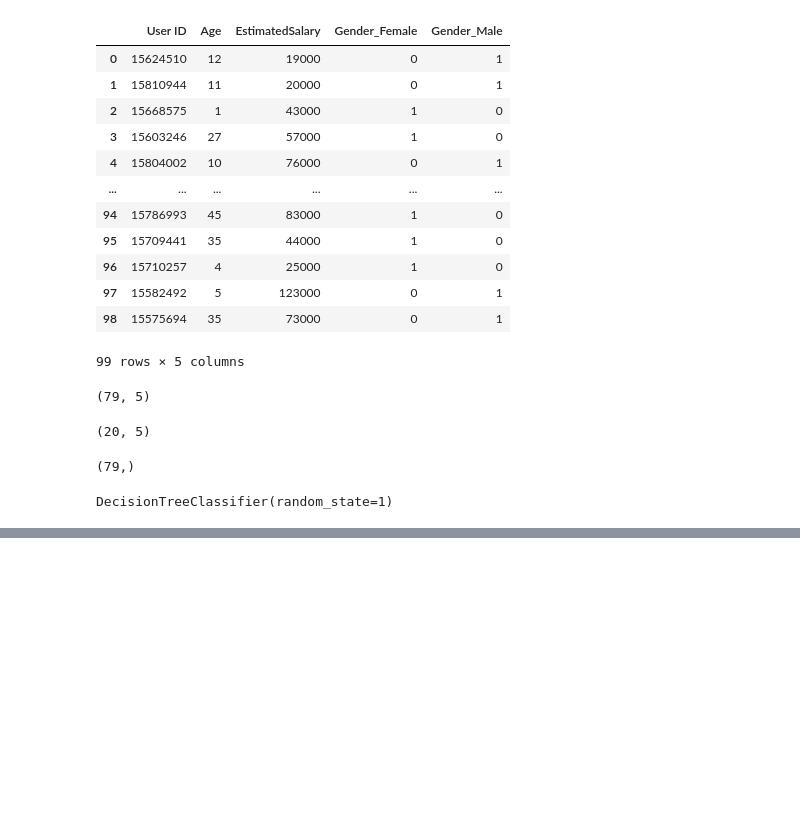
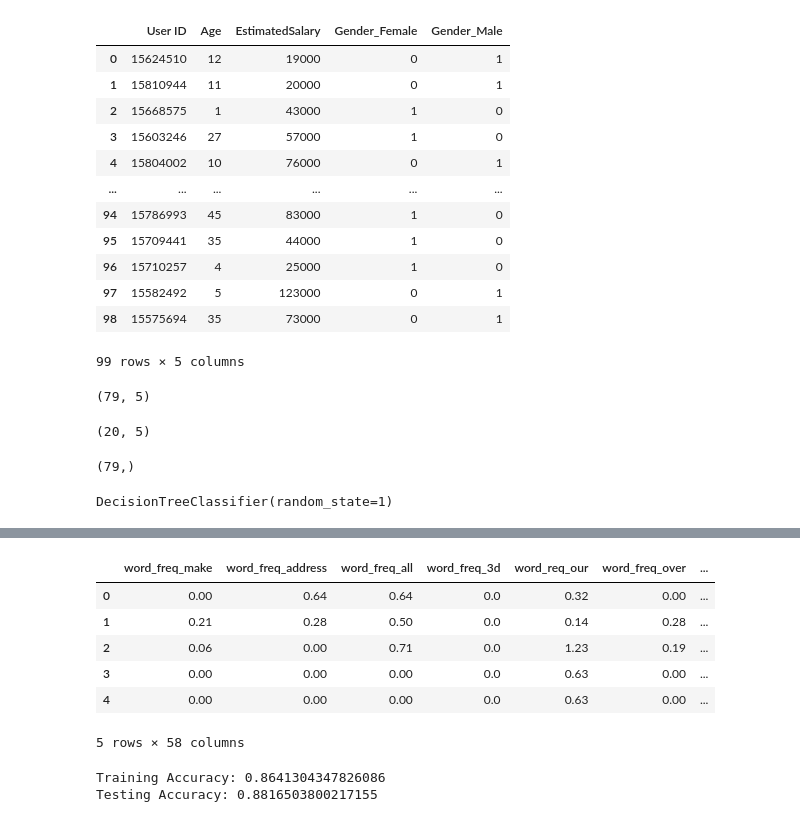
Before and after one commit to Dabhi-Dhirajkumar/ML_practical, a Jupyter notebook: tutorial4.ipynb, the cells around one changed output, grey strips where cells are left out. Saved outputs shown, nothing was run; the diff lists cells and outputs as text; code cells hidden in the pictures; blank space fills up the shorter version.

```diff
--- a/tutorial4.ipynb
+++ b/tutorial4.ipynb
@@ -159,0 +213,10 @@ Accuracy of the model on test data =  0.95
+# %%
+spam_data.head()
+# %% [output]
+|  | word_freq_make | word_freq_address | word_freq_all | word_freq_3d | word_req_our | word_freq_over | ... |
+| 0 | 0.00 | 0.64 | 0.64 | 0.0 | 0.32 | 0.00 | ... |
+| 1 | 0.21 | 0.28 | 0.50 | 0.0 | 0.14 | 0.28 | ... |
+| 2 | 0.06 | 0.00 | 0.71 | 0.0 | 1.23 | 0.19 | ... |
+| 3 | 0.00 | 0.00 | 0.00 | 0.0 | 0.63 | 0.00 | ... |
+| 4 | 0.00 | 0.00 | 0.00 | 0.0 | 0.63 | 0.00 | ... |
+5 rows × 58 columns
@@ -159,0 +235,11 @@ Accuracy of the model on test data =  0.95
+# %%
+from sklearn.ensemble import RandomForestClassifier
+model = RandomForestClassifier(n_estimators=10,min_samples_split=20,min_impurity_decrease=0.05)
+model.fit(X_train, y_train)
+train_accuracy= model.score(X_train, y_train)
+test_accuracy= model.score(X_test, y_test)
+print("Training Accuracy:", train_accuracy)
+print("Testing Accuracy:", test_accuracy)
+# %% [output]
+Training Accuracy: 0.8641304347826086
+Testing Accuracy: 0.8816503800217155
```
Also changed, not shown: parts of 13 cells of this notebook, 4 other files.
